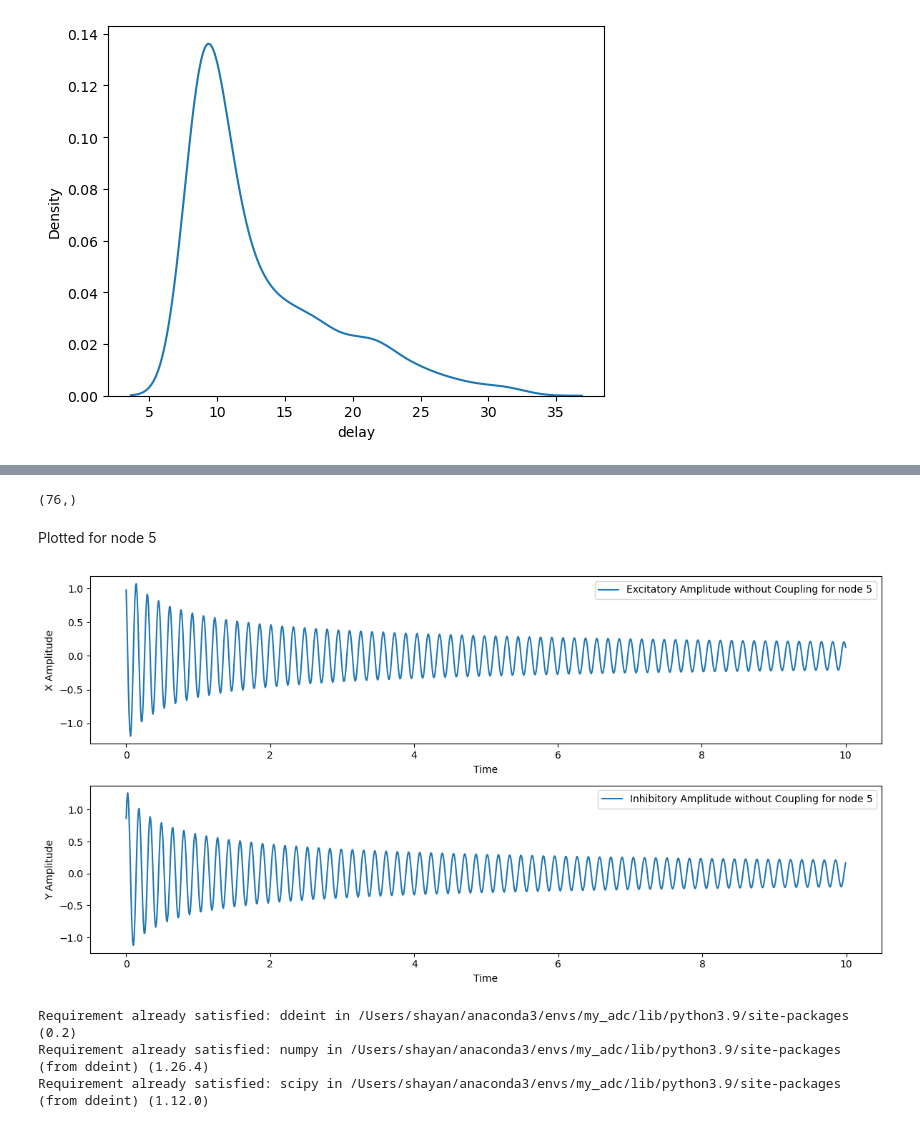
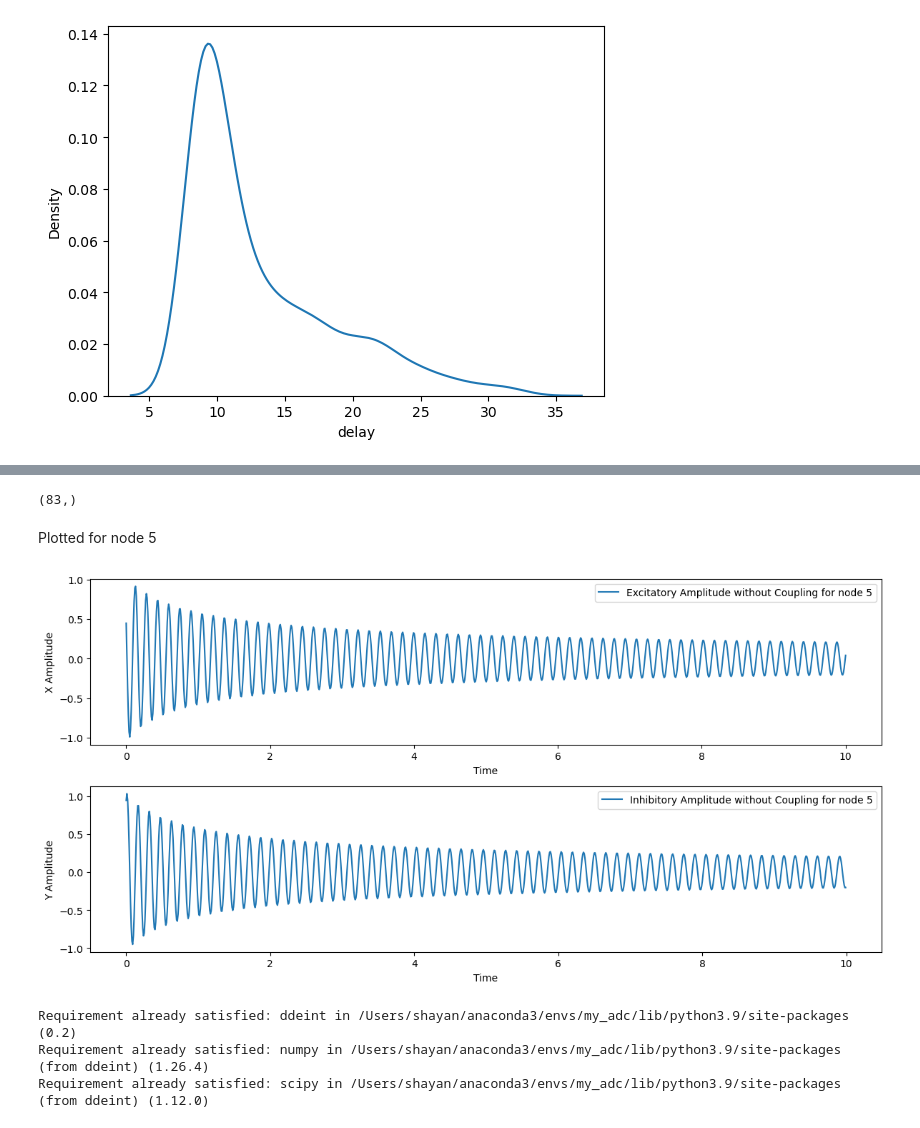
Before and after one commit to shayanshafquat/neuronal-oscillations-evolving-networks, a Jupyter notebook: notebooks/budapest_connectome_eda.ipynb, the cells around one changed output, grey strips where cells are left out. Cells and saved outputs as stored; diff of their text form; code cells hidden in the pictures.

```diff
--- a/notebooks/budapest_connectome_eda.ipynb
+++ b/notebooks/budapest_connectome_eda.ipynb
@@ -410,6 +432,7 @@ pars = {
     'initial_Y': 0.5,  # Some small initial condition for Y
     'k': 10        # Coupling gain
 }
+num_nodes=83
 # %%
 # Update the rest of the code to use the pars dictionary
 times = np.arange(0, pars['T'], pars['dt'])
@@ -428,7 +451,7 @@ Y = np.zeros((len(times), num_nodes))
 X[0, :] = np.random.rand(num_nodes)  # Initial condition for X
 Y[0, :] = np.random.rand(num_nodes)  # Initial condition for Y
 # %% [output]
-(76,)
+(83,)
 # %%
 # Sigmoidal function F
 def S(Z):
@@ -471,23 +492,23 @@ Plotted for node 5
 # %%
 # Plot the results with coupling
 plt.figure(figsize=(12, 6))
 
 plt.subplot(2, 1, 1)
-plt.plot(t, x_t[:,70], label='Excitatory Amplitude without Coupling for node 5')
+plt.plot(t, x_t[:,4], label='Excitatory Amplitude without Coupling for node 5')
 plt.xlabel('Time')
 plt.ylabel('X Amplitude')
 plt.legend()
 
 plt.subplot(2, 1, 2)
-plt.plot(times, y_t[:,70], label='Inhibitory Amplitude without Coupling for node 5')
+plt.plot(times, y_t[:,4], label='Inhibitory Amplitude without Coupling for node 5')
 plt.xlabel('Time')
 plt.ylabel('Y Amplitude')
 plt.legend()
 
 plt.tight_layout()
 plt.show()
 # %% [output]
-[figure, old version]
+[figure, new version]
 # %%
 !pip install ddeint
 # %% [output]
```
Also changed, not shown: parts of 3 cells of this notebook, 9 other files.
